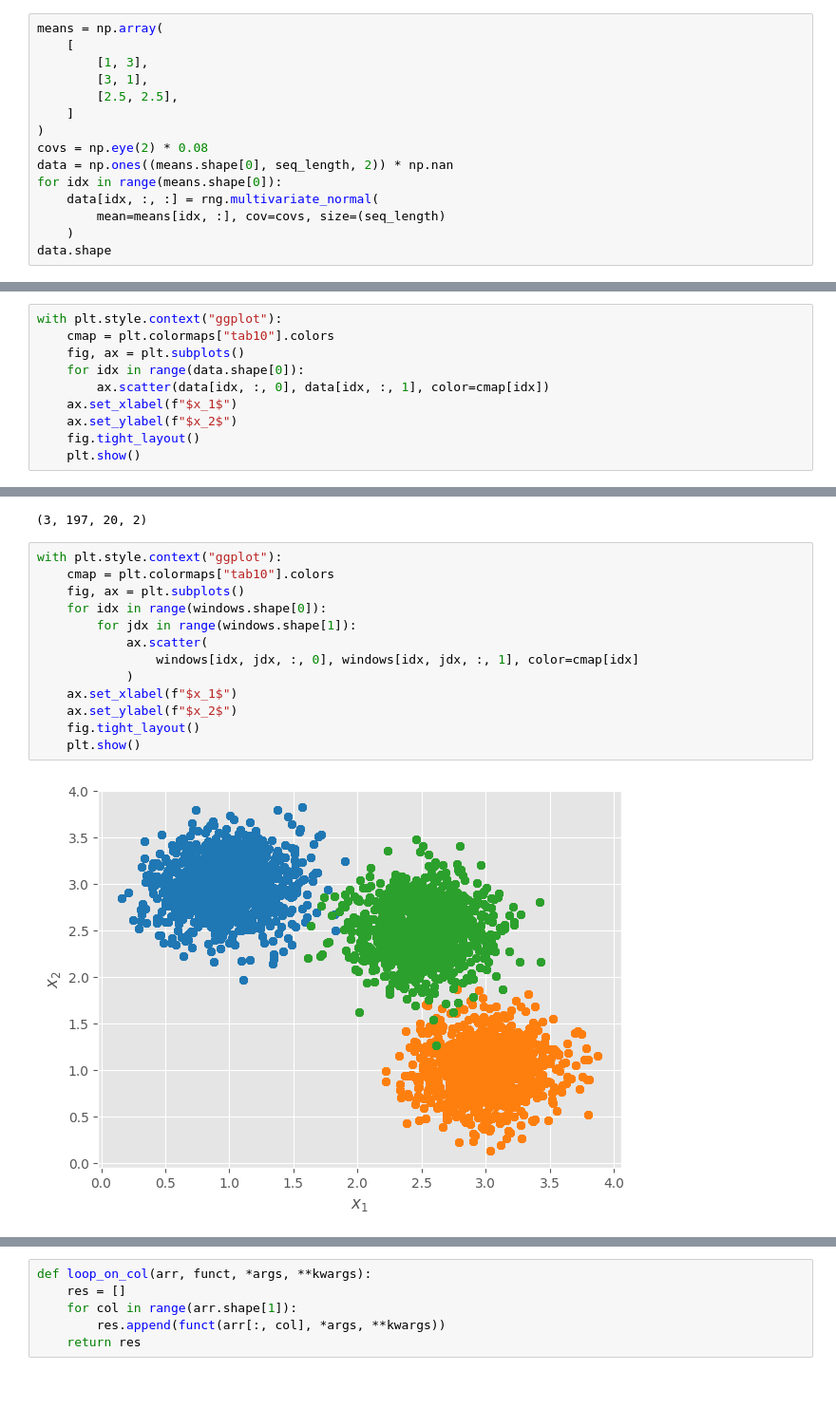
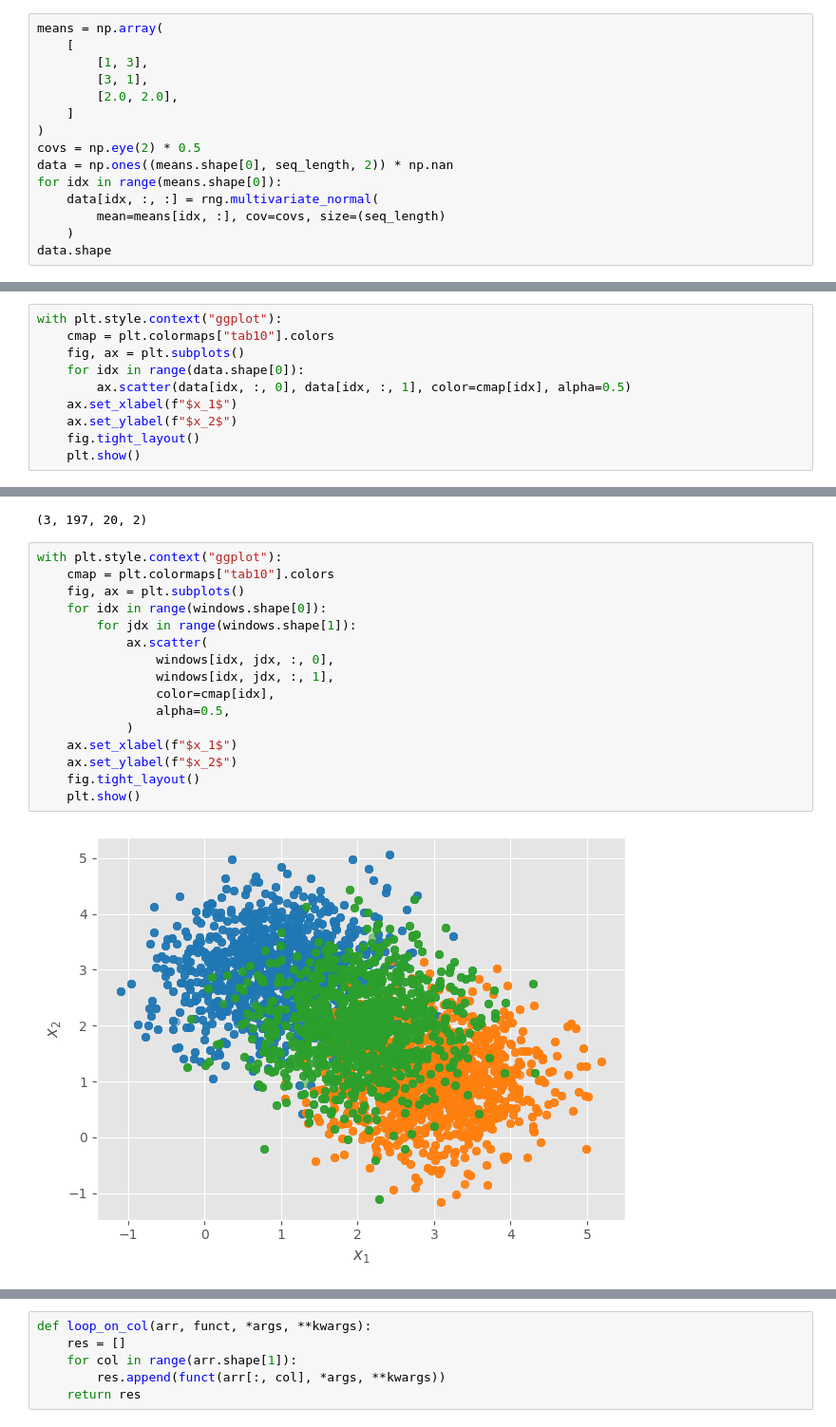
Before and after one commit to kir0ul/BayesClustering, a Jupyter notebook: GMM-semi-supervised.ipynb, the cells around one changed output, grey strips where cells are left out. Shown at 95% size. Cells and saved outputs as stored; diff of their text form; blank space fills up the shorter version.

```diff
--- a/GMM-semi-supervised.ipynb
+++ b/GMM-semi-supervised.ipynb
@@ -54,10 +54,10 @@ means = np.array(
     [
         [1, 3],
         [3, 1],
-        [2.5, 2.5],
+        [2.0, 2.0],
     ]
 )
-covs = np.eye(2) * 0.08
+covs = np.eye(2) * 0.5
 data = np.ones((means.shape[0], seq_length, 2)) * np.nan
 for idx in range(means.shape[0]):
     data[idx, :, :] = rng.multivariate_normal(
@@ -73,7 +73,7 @@ with plt.style.context("ggplot"):
     cmap = plt.colormaps["tab10"].colors
     fig, ax = plt.subplots()
     for idx in range(data.shape[0]):
-        ax.scatter(data[idx, :, 0], data[idx, :, 1], color=cmap[idx])
+        ax.scatter(data[idx, :, 0], data[idx, :, 1], color=cmap[idx], alpha=0.5)
     ax.set_xlabel(f"$x_1$")
     ax.set_ylabel(f"$x_2$")
     fig.tight_layout()
@@ -122,18 +122,21 @@ windows.shape
 # %%
 with plt.style.context("ggplot"):
     cmap = plt.colormaps["tab10"].colors
     fig, ax = plt.subplots()
     for idx in range(windows.shape[0]):
         for jdx in range(windows.shape[1]):
             ax.scatter(
-                windows[idx, jdx, :, 0], windows[idx, jdx, :, 1], color=cmap[idx]
+                windows[idx, jdx, :, 0],
+                windows[idx, jdx, :, 1],
+                color=cmap[idx],
+                alpha=0.5,
             )
     ax.set_xlabel(f"$x_1$")
     ax.set_ylabel(f"$x_2$")
     fig.tight_layout()
     plt.show()
 # %% [output]
-[figure, old version]
+[figure, new version]
 # %%
 with plt.style.context("ggplot"):
     cmap = plt.colormaps["tab10"].colors
```
Also changed, not shown: parts of 32 cells of this notebook, 1 other file.
